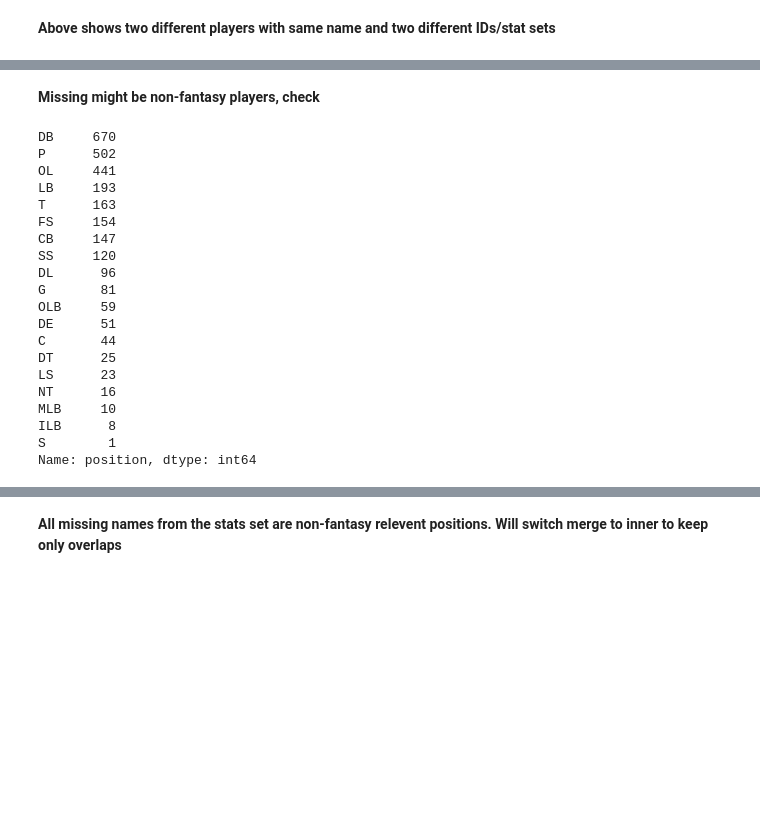
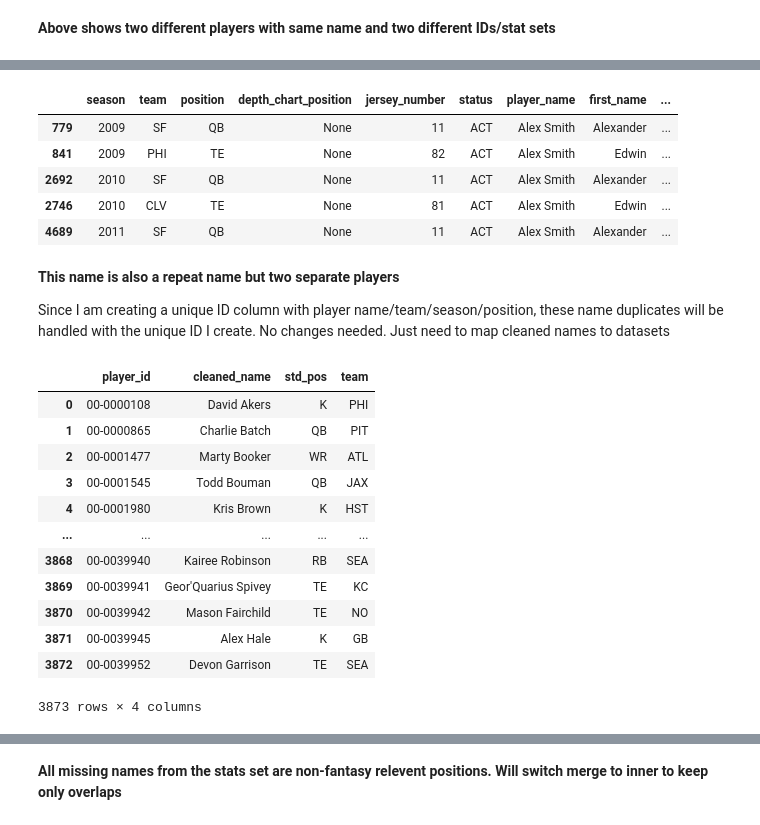
Before and after one commit to nicriv831/NFL-Injury-Risk, a Jupyter notebook: 1-Import_and_Standardize.ipynb, the cells around one changed output, grey strips where cells are left out. Saved outputs shown, nothing was run; the diff lists cells and outputs as text; code cells hidden in the pictures; blank space fills up the shorter version.

Commit message:
Cleaned Model and Import sets

```diff
--- a/1-Import_and_Standardize.ipynb
+++ b/1-Import_and_Standardize.ipynb
@@ -892,2 +590,0 @@ na_names.describe()
-# %% [markdown]
-**Missing might be non-fantasy players, check**
@@ -898,25 +591,14 @@ miss_names = rosters_seas[rosters_seas['player_id'].isin(na_names['player_id'])]
-# %%
-# Look at positions in the missing names set
-
-miss_names['position'].value_counts()
-# %% [output]
-DB     670
-P      502
-OL     441
-LB     193
-T      163
-FS     154
-CB     147
-SS     120
-DL      96
-G       81
-OLB     59
-DE      51
-C       44
-DT      25
-LS      23
-NT      16
-MLB     10
-ILB      8
-S        1
-Name: position, dtype: int64
+# %%
+# Check second repeat name on list
+rosters_seas_ff[rosters_seas_ff['player_name'] == 'Alex Smith'].head()
+# %% [output]
+|  | season | team | position | depth_chart_position | jersey_number | status | player_name | first_name | ... |
+| 779 | 2009 | SF | QB | None | 11 | ACT | Alex Smith | Alexander | ... |
+| 841 | 2009 | PHI | TE | None | 82 | ACT | Alex Smith | Edwin | ... |
+| 2692 | 2010 | SF | QB | None | 11 | ACT | Alex Smith | Alexander | ... |
+| 2746 | 2010 | CLV | TE | None | 81 | ACT | Alex Smith | Edwin | ... |
+| 4689 | 2011 | SF | QB | None | 11 | ACT | Alex Smith | Alexander | ... |
+# %% [markdown]
+**This name is also a repeat name but two separate players**
+
+Since I am creating a unique ID column with player name/team/season/position, these name duplicates will be handled with the unique ID I create. No changes needed. Just need to map cleaned names to datasets
@@ -922,0 +608,16 @@ Name: position, dtype: int64
+# %%
+df_grouped
+# %% [output]
+|  | player_id | cleaned_name | std_pos | team |
+| 0 | 00-0000108 | David Akers | K | PHI |
+| 1 | 00-0000865 | Charlie Batch | QB | PIT |
+| 2 | 00-0001477 | Marty Booker | WR | ATL |
+| 3 | 00-0001545 | Todd Bouman | QB | JAX |
+| 4 | 00-0001980 | Kris Brown | K | HST |
+| ... | ... | ... | ... | ... |
+| 3868 | 00-0039940 | Kairee Robinson | RB | SEA |
+| 3869 | 00-0039941 | Geor'Quarius Spivey | TE | KC |
+| 3870 | 00-0039942 | Mason Fairchild | TE | NO |
+| 3871 | 00-0039945 | Alex Hale | K | GB |
+| 3872 | 00-0039952 | Devon Garrison | TE | SEA |
+3873 rows × 4 columns
```
Also changed, not shown: parts of 234 cells of this notebook, 9 other files.
